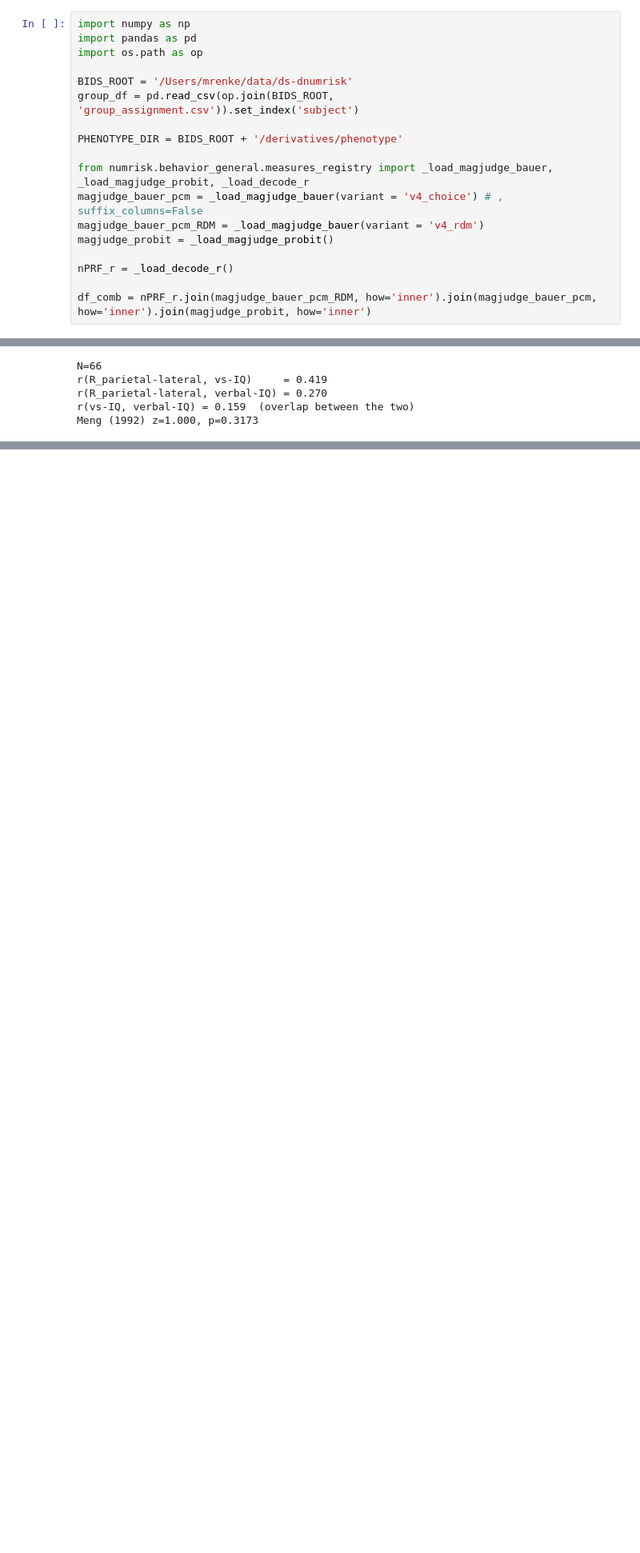
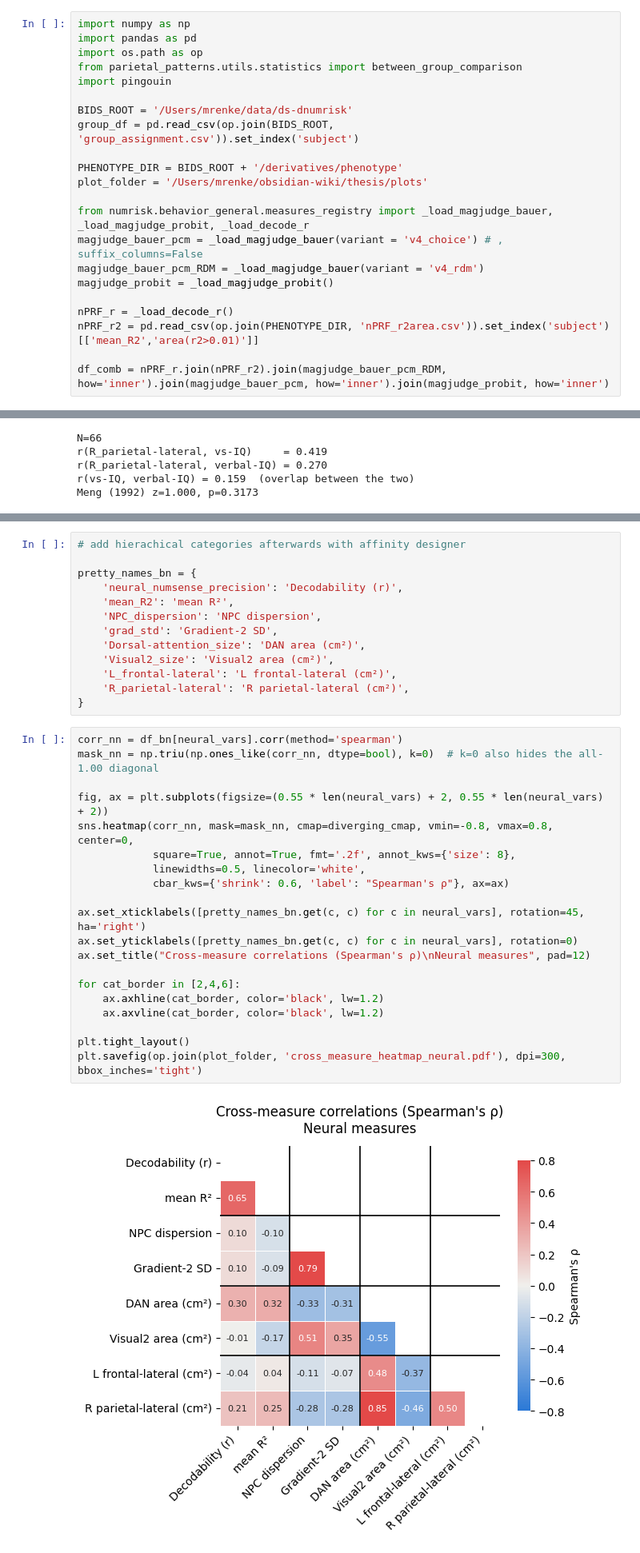
Before and after one commit to mrenke/parietal_patterns, a Jupyter notebook: prep_results/thesis_ch-DD-neuro_01.ipynb, the cells around one changed output, grey strips where cells are left out. Shown at 80% size. Drawn from its saved outputs; the diff is of its cells as text; blank space fills up the shorter version.

```diff
--- a/prep_results/thesis_ch-DD-neuro_01.ipynb
+++ b/prep_results/thesis_ch-DD-neuro_01.ipynb
@@ -12,11 +15,14 @@ e.g. correlations
 import numpy as np
 import pandas as pd
 import os.path as op
+from parietal_patterns.utils.statistics import between_group_comparison
+import pingouin
 
 BIDS_ROOT = '/Users/mrenke/data/ds-dnumrisk'
 group_df = pd.read_csv(op.join(BIDS_ROOT, 'group_assignment.csv')).set_index('subject')
 
 PHENOTYPE_DIR = BIDS_ROOT + '/derivatives/phenotype'
+plot_folder = '/Users/mrenke/obsidian-wiki/thesis/plots'
 
 from numrisk.behavior_general.measures_registry import _load_magjudge_bauer, _load_magjudge_probit, _load_decode_r
 magjudge_bauer_pcm = _load_magjudge_bauer(variant = 'v4_choice') # , suffix_columns=False
@@ -24,5 +30,6 @@ magjudge_bauer_pcm_RDM = _load_magjudge_bauer(variant = 'v4_rdm')
 magjudge_probit = _load_magjudge_probit()
 
 nPRF_r = _load_decode_r()
+nPRF_r2 = pd.read_csv(op.join(PHENOTYPE_DIR, 'nPRF_r2area.csv')).set_index('subject')[['mean_R2','area(r2>0.01)']]
 
-df_comb = nPRF_r.join(magjudge_bauer_pcm_RDM, how='inner').join(magjudge_bauer_pcm, how='inner').join(magjudge_probit, how='inner')
+df_comb = nPRF_r.join(nPRF_r2).join(magjudge_bauer_pcm_RDM, how='inner').join(magjudge_bauer_pcm, how='inner').join(magjudge_probit, how='inner')
@@ -318,0 +496,35 @@ Meng (1992) z=1.000, p=0.3173
+# %%
+# add hierachical categories afterwards with affinity designer
+
+pretty_names_bn = {
+    'neural_numsense_precision': 'Decodability (r)',
+    'mean_R2': 'mean R²',
+    'NPC_dispersion': 'NPC dispersion',
+    'grad_std': 'Gradient-2 SD',
+    'Dorsal-attention_size': 'DAN area (cm²)',
+    'Visual2_size': 'Visual2 area (cm²)',
+    'L_frontal-lateral': 'L frontal-lateral (cm²)',
+    'R_parietal-lateral': 'R parietal-lateral (cm²)',
+}
+# %%
+corr_nn = df_bn[neural_vars].corr(method='spearman')
+mask_nn = np.triu(np.ones_like(corr_nn, dtype=bool), k=0)  # k=0 also hides the all-1.00 diagonal
+
+fig, ax = plt.subplots(figsize=(0.55 * len(neural_vars) + 2, 0.55 * len(neural_vars) + 2))
+sns.heatmap(corr_nn, mask=mask_nn, cmap=diverging_cmap, vmin=-0.8, vmax=0.8, center=0,
+            square=True, annot=True, fmt='.2f', annot_kws={'size': 8},
+            linewidths=0.5, linecolor='white',
+            cbar_kws={'shrink': 0.6, 'label': "Spearman's ρ"}, ax=ax)
+
+ax.set_xticklabels([pretty_names_bn.get(c, c) for c in neural_vars], rotation=45, ha='right')
+ax.set_yticklabels([pretty_names_bn.get(c, c) for c in neural_vars], rotation=0)
+ax.set_title("Cross-measure correlations (Spearman's ρ)\nNeural measures", pad=12)
+
+for cat_border in [2,4,6]:
+    ax.axhline(cat_border, color='black', lw=1.2)
+    ax.axvline(cat_border, color='black', lw=1.2)
+
+plt.tight_layout()
+plt.savefig(op.join(plot_folder, 'cross_measure_heatmap_neural.pdf'), dpi=300, bbox_inches='tight')
+# %% [output]
+[figure, added]
```
Also changed, not shown: parts of 16 cells of this notebook, 3 other files.
